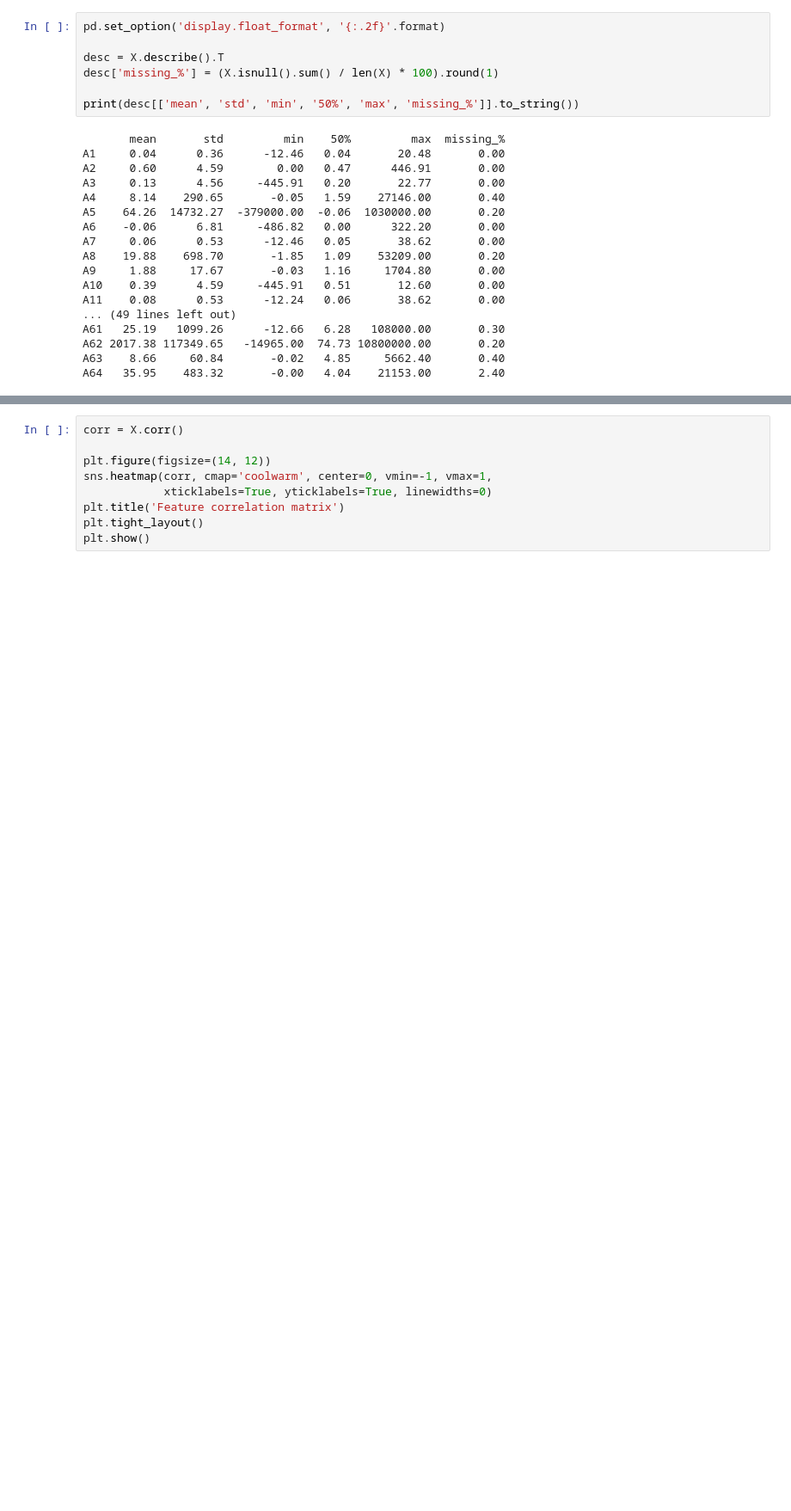
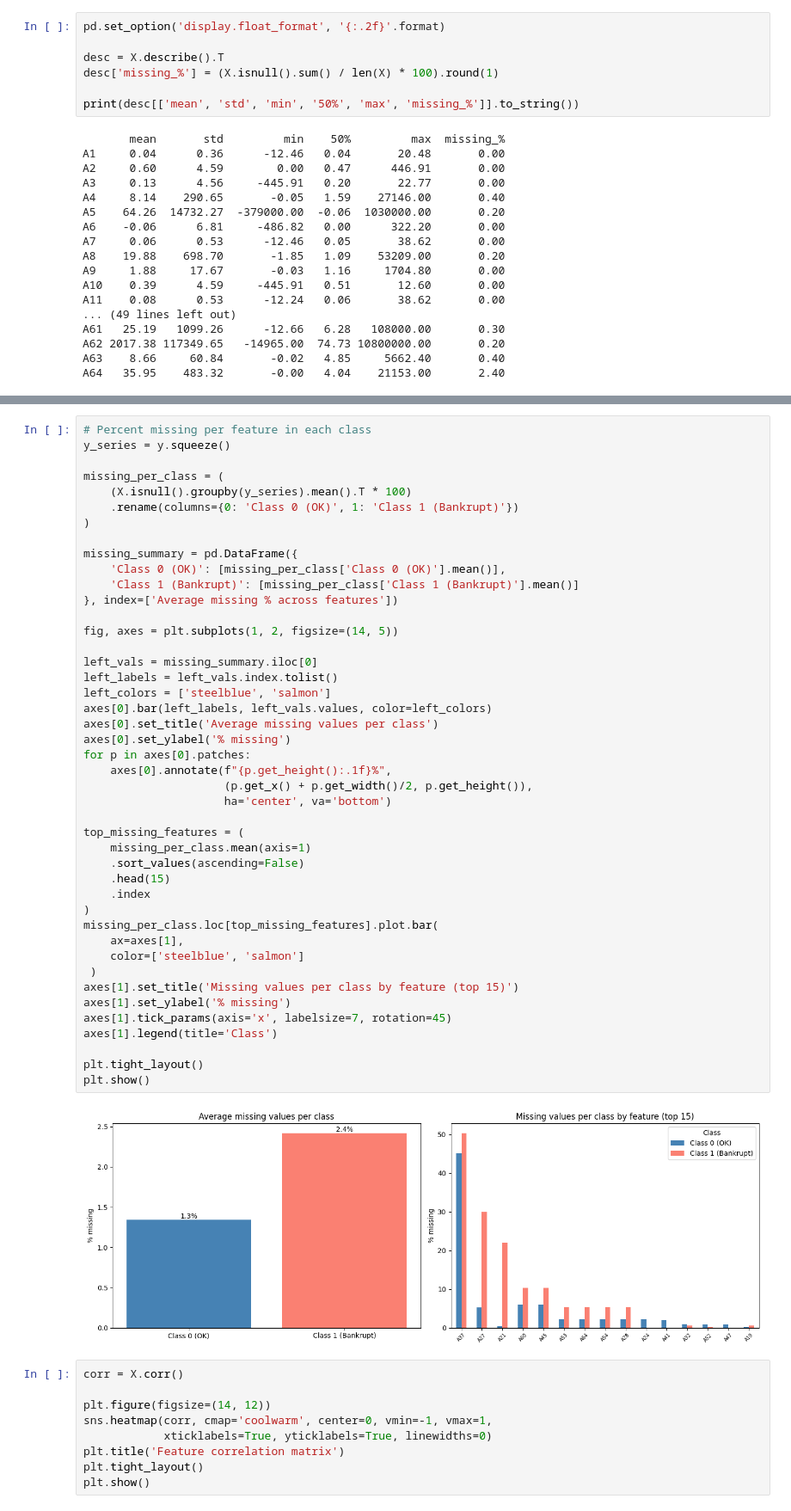
Before and after one commit to mikolaj-olesinski/Machine-Learning-PWR, a Jupyter notebook: lista1/lab1.ipynb, the cells around one changed output, grey strips where cells are left out. Shown at 86% size. Drawn from its saved outputs; the diff is of its cells as text; blank space fills up the shorter version.

```diff
--- a/lista1/lab1.ipynb
+++ b/lista1/lab1.ipynb
@@ -136,3 +159,49 @@ plt.show()
+# %%
+# Percent missing per feature in each class
+y_series = y.squeeze()
+
+missing_per_class = (
+    (X.isnull().groupby(y_series).mean().T * 100)
+    .rename(columns={0: 'Class 0 (OK)', 1: 'Class 1 (Bankrupt)'})
+)
+
+missing_summary = pd.DataFrame({
+    'Class 0 (OK)': [missing_per_class['Class 0 (OK)'].mean()],
+    'Class 1 (Bankrupt)': [missing_per_class['Class 1 (Bankrupt)'].mean()]
+}, index=['Average missing % across features'])
+
+fig, axes = plt.subplots(1, 2, figsize=(14, 5))
+
+left_vals = missing_summary.iloc[0]
+left_labels = left_vals.index.tolist()
+left_colors = ['steelblue', 'salmon']
+axes[0].bar(left_labels, left_vals.values, color=left_colors)
+axes[0].set_title('Average missing values per class')
+axes[0].set_ylabel('% missing')
+for p in axes[0].patches:
+    axes[0].annotate(f"{p.get_height():.1f}%",
+                     (p.get_x() + p.get_width()/2, p.get_height()),
+                     ha='center', va='bottom')
+
+top_missing_features = (
+    missing_per_class.mean(axis=1)
+    .sort_values(ascending=False)
+    .head(15)
+    .index
+)
+missing_per_class.loc[top_missing_features].plot.bar(
+    ax=axes[1],
+    color=['steelblue', 'salmon']
+ )
+axes[1].set_title('Missing values per class by feature (top 15)')
+axes[1].set_ylabel('% missing')
+axes[1].tick_params(axis='x', labelsize=7, rotation=45)
+axes[1].legend(title='Class')
+
+plt.tight_layout()
+plt.show()
+# %% [output]
+[figure, added]
 # %%
 corr = X.corr()
 
```
Also changed, not shown: parts of 30 cells of this notebook.
